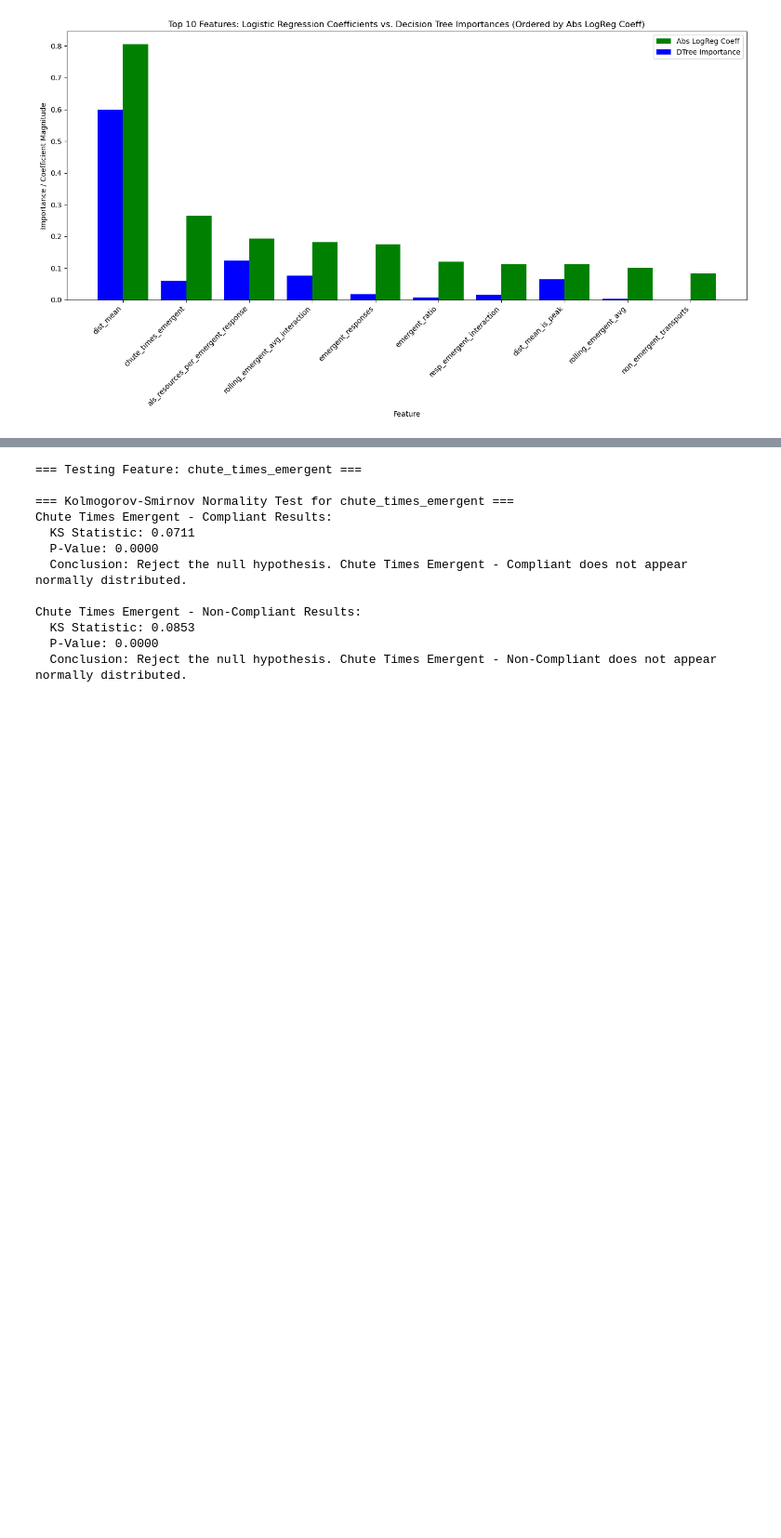
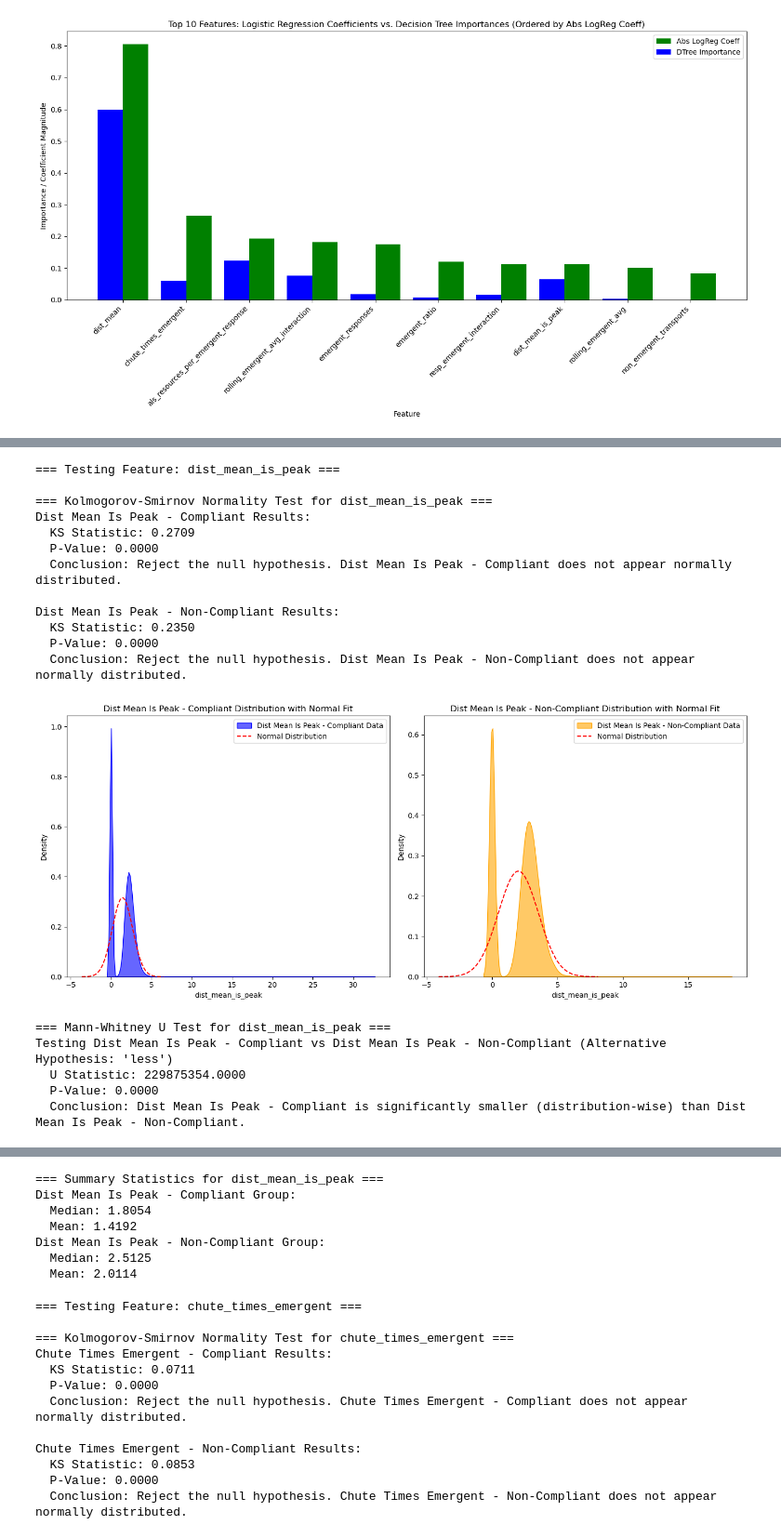
Before and after one commit to n2b8/EMS_Response_Performance_Analysis, a Jupyter notebook: index.ipynb, the cells around one changed output, grey strips where cells are left out. Shown at 93% size. Cells and saved outputs as stored; diff of their text form; code cells hidden in the pictures; blank space fills up the shorter version.

```diff
--- a/index.ipynb
+++ b/index.ipynb
@@ -1271,0 +1304,21 @@ plt.show()
+# %%
+tester.test_feature(feature="dist_mean_is_peak", alternative="less")
+# %% [output]
+=== Testing Feature: dist_mean_is_peak ===
+
+=== Kolmogorov-Smirnov Normality Test for dist_mean_is_peak ===
+Dist Mean Is Peak - Compliant Results:
+  KS Statistic: 0.2709
+  P-Value: 0.0000
+  Conclusion: Reject the null hypothesis. Dist Mean Is Peak - Compliant does not appear normally distributed.
+
+Dist Mean Is Peak - Non-Compliant Results:
+  KS Statistic: 0.2350
+  P-Value: 0.0000
+  Conclusion: Reject the null hypothesis. Dist Mean Is Peak - Non-Compliant does not appear normally distributed.
+[figure, added]
+=== Mann-Whitney U Test for dist_mean_is_peak ===
+Testing Dist Mean Is Peak - Compliant vs Dist Mean Is Peak - Non-Compliant (Alternative Hypothesis: 'less')
+  U Statistic: 229875354.0000
+  P-Value: 0.0000
+  Conclusion: Dist Mean Is Peak - Compliant is significantly smaller (distribution-wise) than Dist Mean Is Peak - Non-Compliant.
@@ -1272 +1326,8 @@ plt.show()
+=== Summary Statistics for dist_mean_is_peak ===
+Dist Mean Is Peak - Compliant Group:
+  Median: 1.8054
+  Mean: 1.4192
+Dist Mean Is Peak - Non-Compliant Group:
+  Median: 2.5125
+  Mean: 2.0114
 # %%
```
Also changed, not shown: parts of 4 cells of this notebook.
